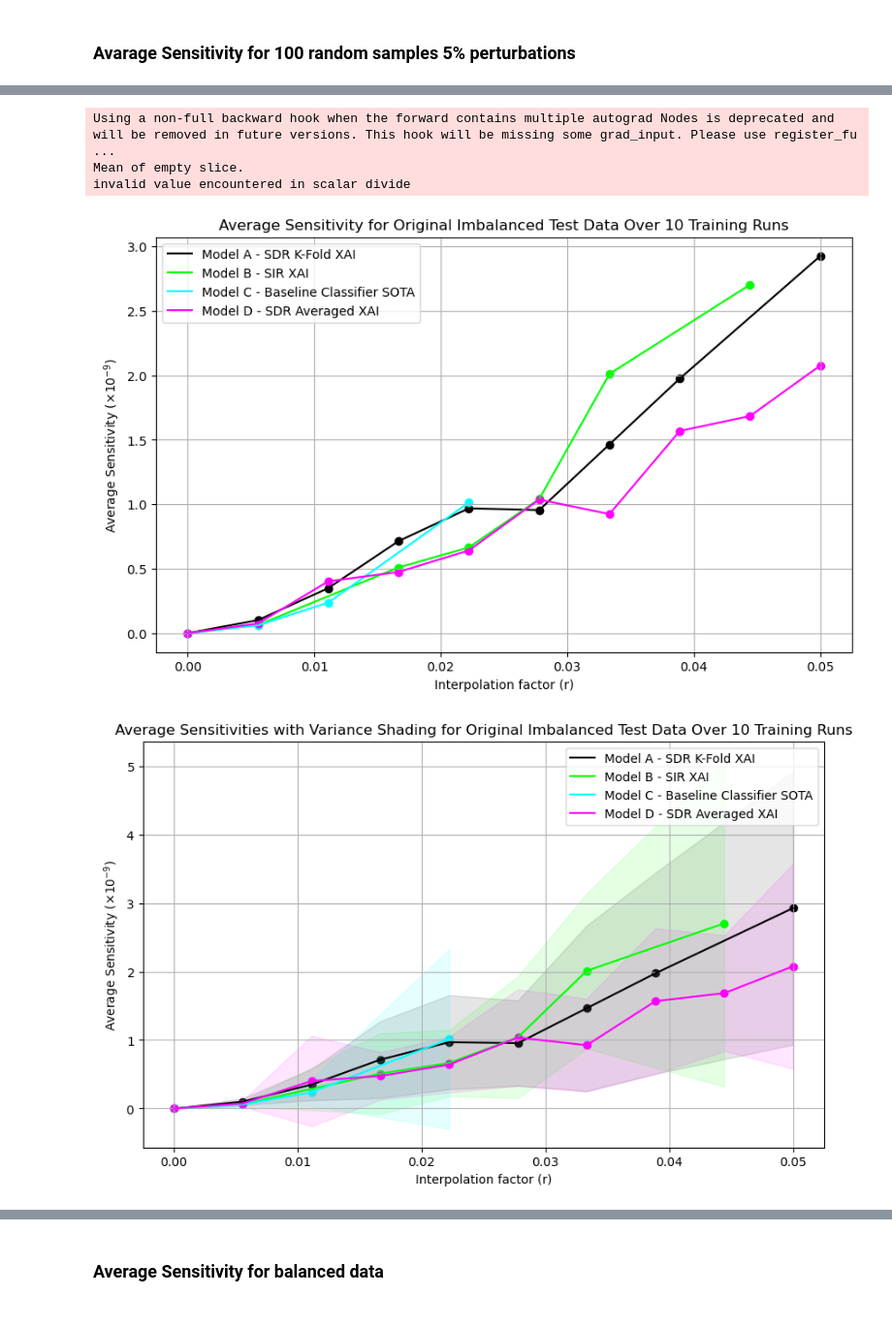
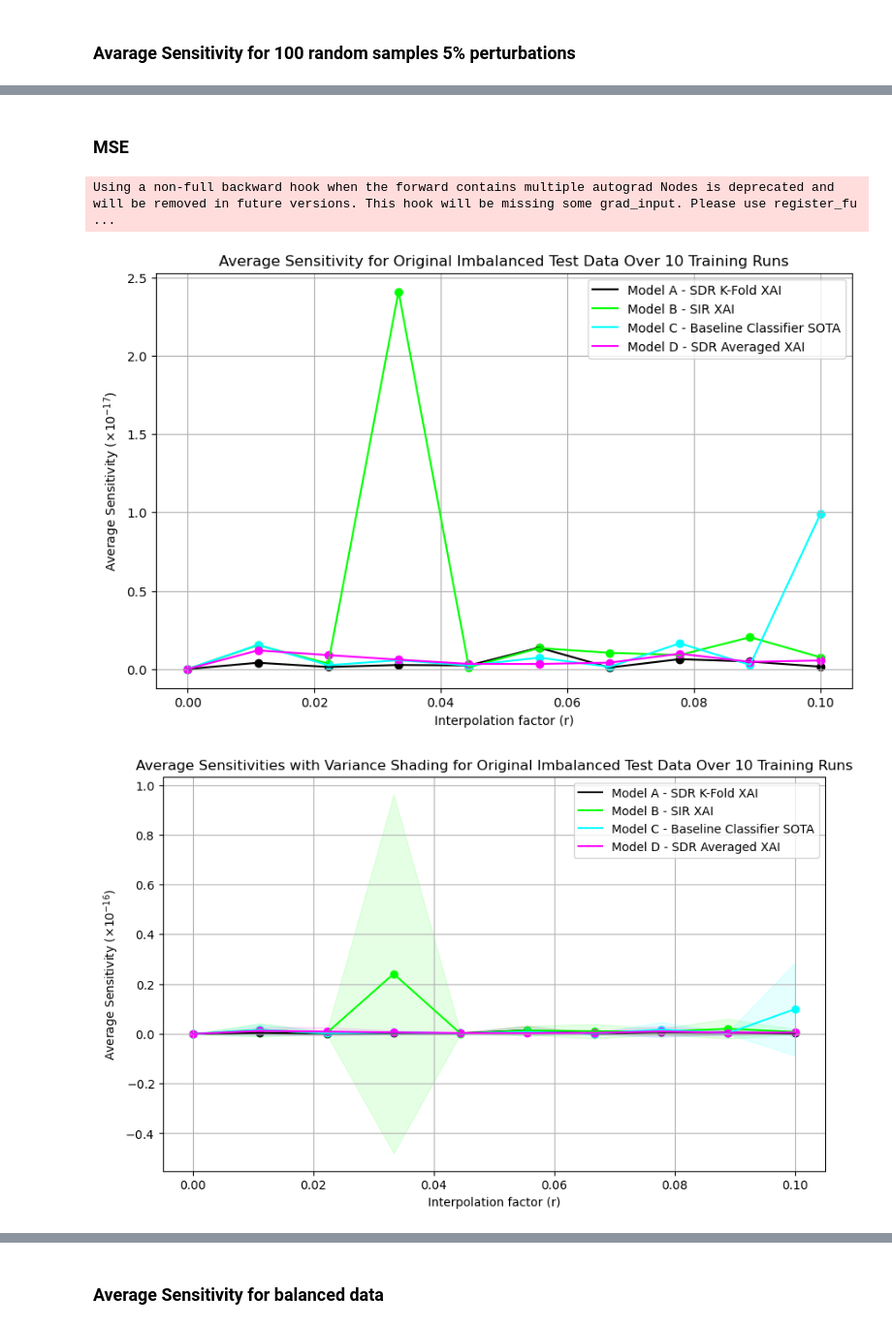
Before and after one commit to myanacondadonttt/RoofNetXAI, a Jupyter notebook: Notebooks/Main Evaluation.ipynb, the cells around one changed output, grey strips where cells are left out. Shown at 97% size. Drawn from its saved outputs; the diff is of its cells as text; code cells hidden in the pictures.

```diff
--- a/Notebooks/Main Evaluation.ipynb
+++ b/Notebooks/Main Evaluation.ipynb
@@ -559,15 +592,19 @@ import torch
 from sklearn.metrics import accuracy_score
 import matplotlib.pyplot as plt
 
-# interpolation with Gaussian noise as a percentage of the feature range
 def interpolate_with_given_noise(data, r):
-    # calculate the range for Gaussian noise based on the percentage
-    noise_range = (data.max(axis=0) - data.min(axis=0))
+    # calculate the mean and standard deviation for each feature in the test
+    data_means = data.mean(axis=0)
+    data_stds = data.std(axis=0)
 
-    # generate Gaussian noise with mean 0 and the calculated standard deviation
-    noise = np.random.normal(0, np.abs(noise_range), size=data.shape)
+    # generate Gaussian noise with the mean and standard deviation of the test data
+    noise = np.random.normal(data_means, data_stds, size=data.shape)
 
-    return (1 - r) * data + r * noise
+    # Interpolate the original data with the generated noise
+    interpolated_data = (1 - r) * data + r * noise
+
+    return interpolated_data
+
 
 # Evaluation function
 def evaluate_model_on_interpolated_data(data, true_labels, model, device, r, noise):
@@ -711,3 +1690,5 @@ df_variances.to_csv(os.path.join(base_dir, 'variances_balanced.csv'), index=Fals
+# %% [markdown]
+### MSE
 # %%
 import os
 import numpy as np
@@ -719,25 +1700,30 @@ import matplotlib.ticker as mticker
 from matplotlib.ticker import ScalarFormatter
 
 
+
 def interpolate_with_given_noise(data, r):
-    # calculate the range for Gaussian and standatize it to use 1% of the range for the noise geenration
-    noise_range = (data.max(axis=0) - data.min(axis=0))
+    # calculate the mean and standard deviation for each feature in the test
+    data_means = data.mean(axis=0)
+    data_stds = data.std(axis=0)
 
-    # generate Gaussian noise with mean 0 and the calculated standard deviation
-    noise = np.random.normal(0, np.abs(noise_range), size=data.shape)
+    # generate Gaussian noise with the mean and standard deviation of the test data
+    noise = np.random.normal(data_means, data_stds, size=data.shape)
 
-    # interpolate the original data with the generated noise
-    return (1 - r) * data + r * noise
+    # Interpolate the original data with the generated noise
+    interpolated_data = (1 - r) * data + r * noise
+
+    return interpolated_data
 
 
-# create a SHAPE explainer for the given model and background data
+
+# create a SHAP explainer for the given model and background data
 def create_explainer(model, background_data):
     background_data_tensor = torch.tensor(background_data, dtype=torch.float32).to(device)
     explainer = shap.DeepExplainer(model, background_data_tensor)
     return explainer
 
 # compute the average sensitivity for the given model and data, mse is used as the distance metric
-def compute_average_sensitivity(model, data, r, num_samples=100, background_size=1000):
+def compute_average_sensitivity(model, data, r, num_samples=1000, background_size=1000):
     # generate the background data
     random_indices = np.random.choice(len(data), size=background_size, replace=False)
     background_data = data[random_indices]
@@ -771,11 +1757,11 @@ def compute_average_sensitivity(model, data, r, num_samples=100, background_size
             shap_values_perturbed = explainer.shap_values(perturbed_data_tensor)
             shap_values_perturbed = np.array(shap_values_perturbed)
 
-            # MSE as the metric for distance between SHAP values
+            # L1 norm as the metric for distance between SHAP values
             mse = np.mean((shap_values_original[i] - shap_values_perturbed) ** 2)
             mse_differences.append(mse)
 
-    return np.mean(mse_differences)
+        return np.mean(mse_differences)
 
 
 base_dir = "/Users/Lisa/Desktop/Master Thesis/RoofNetXAI/Notebooks/past_values_10_03_new"
@@ -783,7 +1769,7 @@ model_folders = [f for f in os.listdir(base_dir) if os.path.isdir(os.path.join(b
 
 
 # adapt as the percentage of test data
-perturb_radii = np.linspace(0, 0.05, 10)
+perturb_radii = np.linspace(0, 0.1, 10)
 average_sensitivities = {}
 average_sensitivities_var = {}
 
@@ -811,11 +1797,11 @@ for r in perturb_radii:
 
 df_avg_sensitivities = pd.DataFrame(average_sensitivities)
 df_avg_sensitivities['perturb_radius'] = perturb_radii
-df_avg_sensitivities.to_csv(os.path.join(base_dir, 'avg_sensitivities_100_not_scaled.csv'), index=False)
+df_avg_sensitivities.to_csv(os.path.join(base_dir, 'avg_sensitivities_1000_mse_csv'), index=False)
 
 df_avg_sensitivities_var = pd.DataFrame(average_sensitivities_var)
 df_avg_sensitivities_var['perturb_radius'] = perturb_radii
-df_avg_sensitivities_var.to_csv(os.path.join(base_dir, 'avg_sensitivities_var_100_not_scaled.csv'), index=False)
+df_avg_sensitivities_var.to_csv(os.path.join(base_dir, 'avg_sensitivities_var_1000_mse_.csv'), index=False)
 
 # Use the same color and model names mapping as before
 model_names = {
@@ -892,34 +1878,32 @@ for model_file_name, sensitivity_values in average_sensitivities.items():
                      valid_sensitivities - valid_std_devs,
                      valid_sensitivities + valid_std_devs,
                      color=color, alpha=0.1)
 format_ylabel(ax2, "Average Sensitivity")
 plt.xlabel("Interpolation factor (r)")
 plt.legend()
 plt.grid(True)
 plt.title("Average Sensitivities with Variance Shading for Original Imbalanced Test Data Over 10 Training Runs")
 plt.show()
 
 # Plot 3: Variance of Sensitivities
 plt.figure(figsize=(10, 6))
 ax3 = plt.gca()
 for model_file_name, sensitivity_values_var in average_sensitivities_var.items():
     color = get_model_color(model_file_name)
     label = model_names.get(model_file_name, model_file_name)
     # Ignore NaN values for plotting
     valid_indices = ~np.isnan(sensitivity_values_var)
     valid_radii = perturb_radii[valid_indices]
     valid_sensitivities_var = np.array(sensitivity_values_var)[valid_indices]
     plt.plot(valid_radii, valid_sensitivities_var, label=label, color=color)
     plt.scatter(valid_radii, valid_sensitivities_var, color=color)  # Add dots
 format_ylabel(ax3, "Average Sensitivity Variance")
 plt.xlabel("Interpolation factor (r)")
 plt.legend()
 plt.grid(True)
 plt.title("Variance of Average Sensitivities for Original Imbalanced Test Data Over 10 Training Runs")
 plt.show()
 # %% [output]
 Using a non-full backward hook when the forward contains multiple autograd Nodes is deprecated and will be removed in future versions. This hook will be missing some grad_input. Please use register_fu ...
-Mean of empty slice.
-invalid value encountered in scalar divide
-[figure, old version]
+[figure, new version]
-[figure, old version]
+[figure, new version]
```
Also changed, not shown: parts of 15 cells of this notebook, 3 other files.
